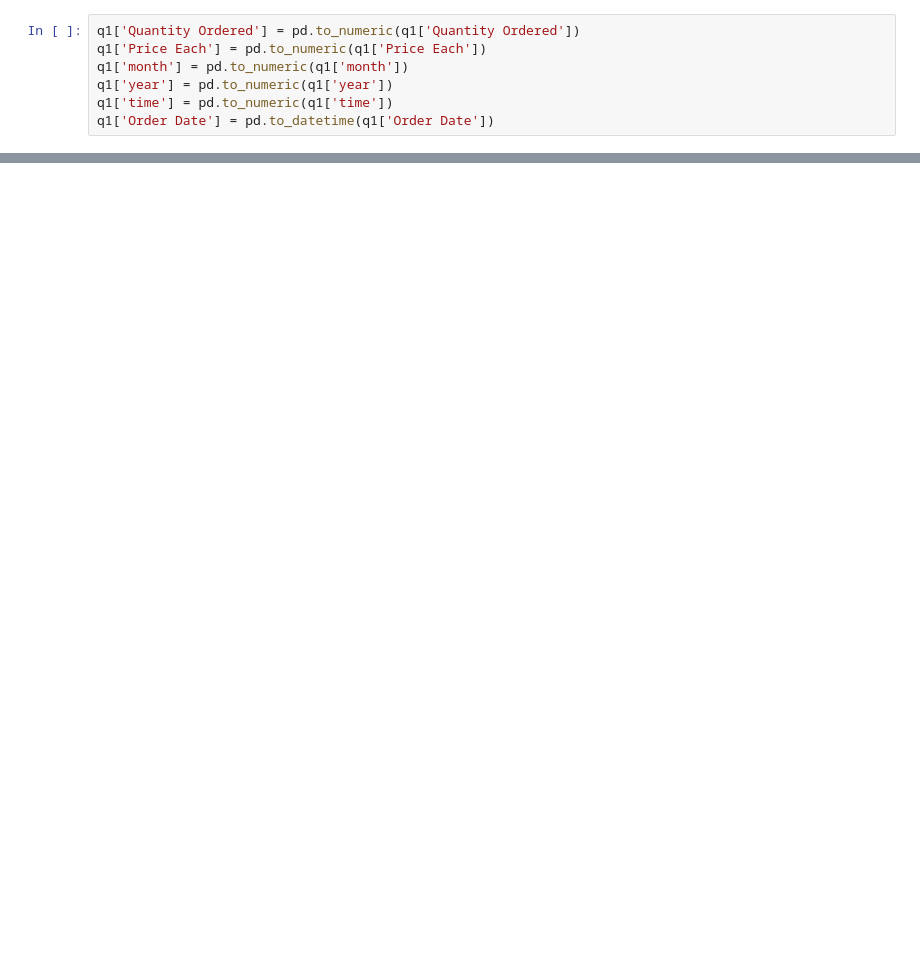
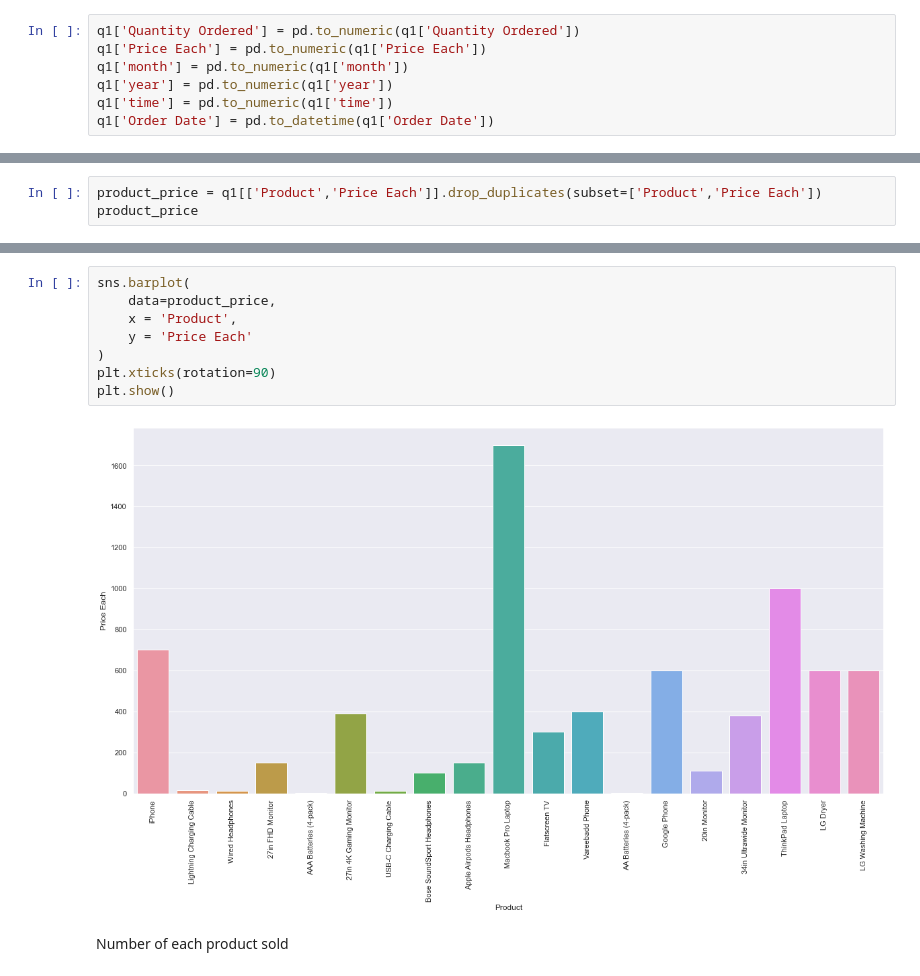
Before and after one commit to bejarrodar/GroupProject3, a Jupyter notebook: quarter1.ipynb, the cells around one changed output, grey strips where cells are left out. Saved outputs shown, nothing was run; the diff lists cells and outputs as text; blank space fills up the shorter version.

```diff
--- a/quarter1.ipynb
+++ b/quarter1.ipynb
@@ -89,0 +163,3 @@ memory usage: 2.8+ MB
+# %%
+product_price = q1[['Product','Price Each']].drop_duplicates(subset=['Product','Price Each'])
+product_price
@@ -89,0 +184,12 @@ memory usage: 2.8+ MB
+# %%
+sns.barplot(
+    data=product_price,
+    x = 'Product',
+    y = 'Price Each'
+)
+plt.xticks(rotation=90)
+plt.show()
+# %% [output]
+[figure, added]
+# %% [markdown]
+Number of each product sold
```
Also changed, not shown: parts of 29 cells of this notebook.
